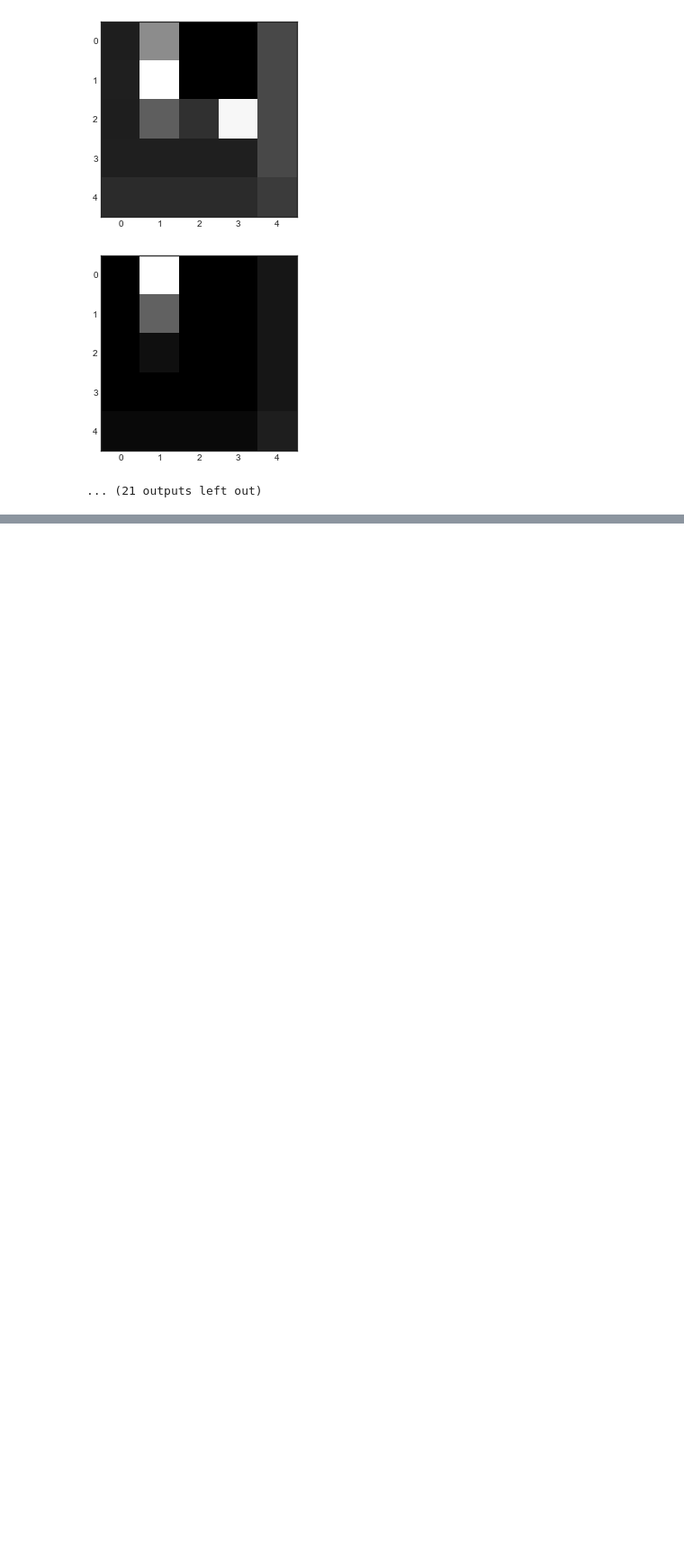
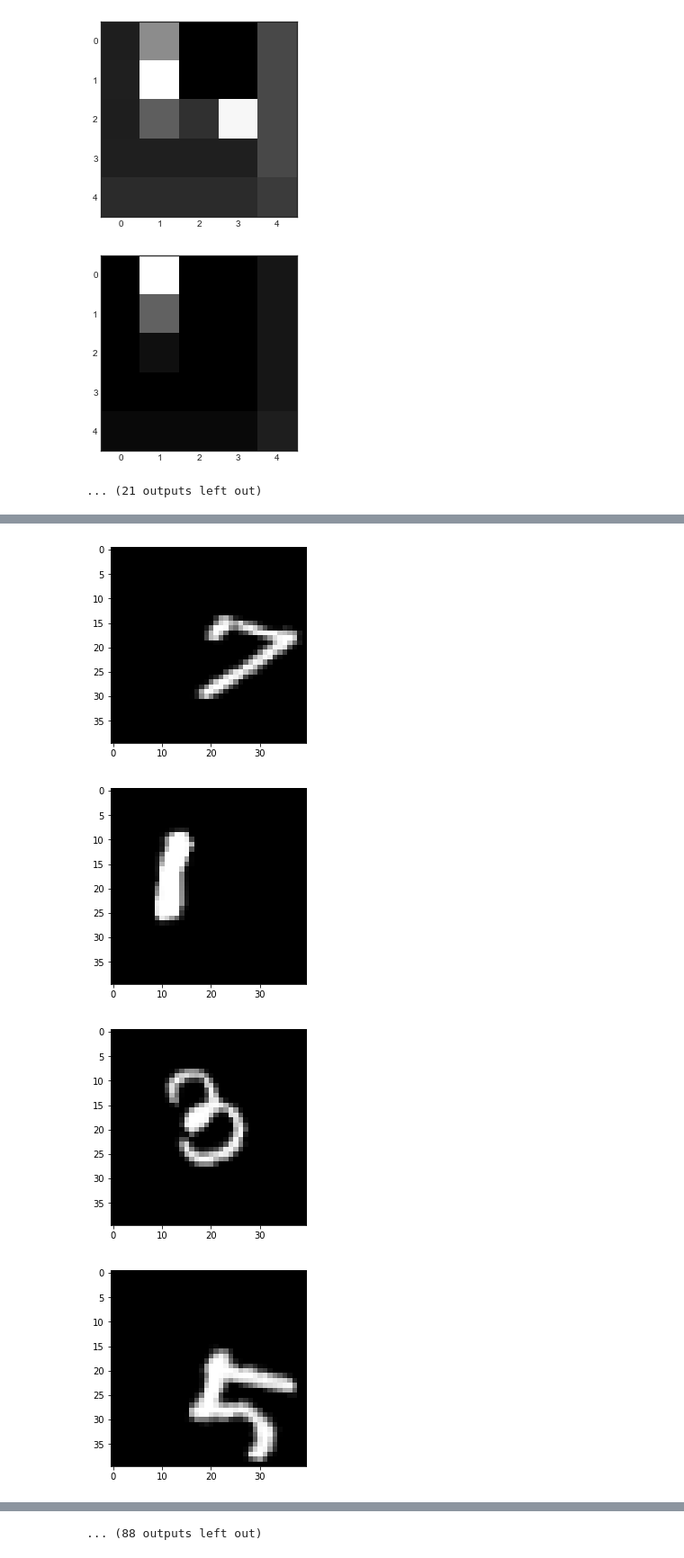
Before and after one commit to mluszczyk/ml1617-mnist, a Jupyter notebook: affnist.ipynb, the cells around one changed output, grey strips where cells are left out. Shown at 90% size. Drawn from its saved outputs; the diff is of its cells as text; code cells hidden in the pictures; blank space fills up the shorter version.

```diff
--- a/affnist.ipynb
+++ b/affnist.ipynb
@@ -131,0 +144,15 @@ for t in range(0, out.shape[3]):
+# %%
+%matplotlib inline
+from matplotlib import pyplot
+
+from lib import load_batch
+images = load_batch(1).image
+
+for img in images[100:200]:
+    pyplot.figure()
+    imshow(img)
+# %% [output]
+[figure, added]
+[figure, added]
+[figure, added]
+[figure, added]
@@ -131,0 +167 @@ for t in range(0, out.shape[3]):
+... (88 outputs left out)
```
Also changed, not shown: parts of 25 cells of this notebook, 6 other files.
